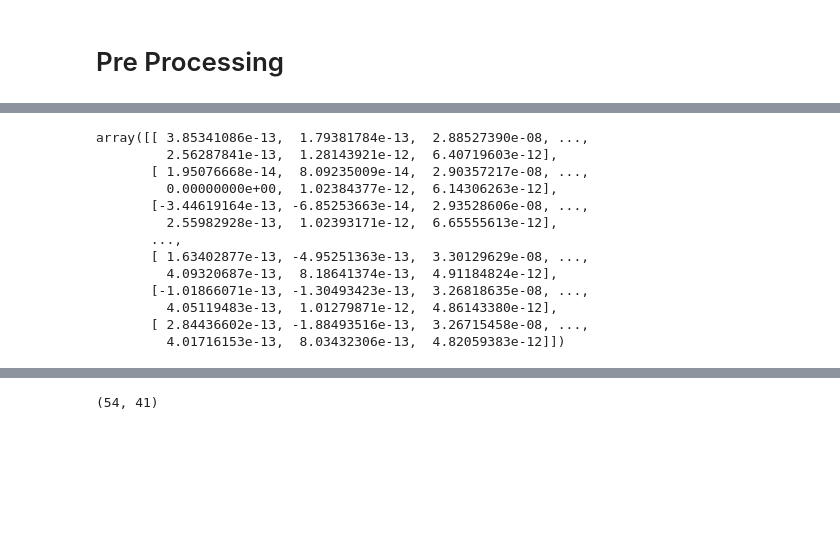
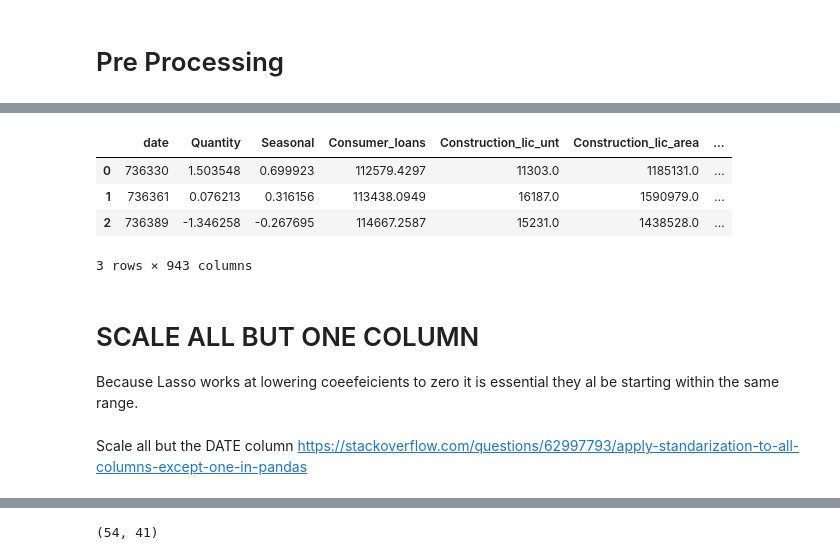
Before and after one commit to JF11579/Adelphi, a Jupyter notebook: Colab_4_Joe_Sandbox.ipynb, the cells around one changed output, grey strips where cells are left out. Saved outputs shown, nothing was run; the diff lists cells and outputs as text; code cells hidden in the pictures; blank space fills up the shorter version.

```diff
--- a/Colab_4_Joe_Sandbox.ipynb
+++ b/Colab_4_Joe_Sandbox.ipynb
@@ -74,16 +51,0 @@ data_normalized = preprocessing.normalize(df_sans_date)
-# %%
-data_normalized
-# %% [output]
-array([[ 3.85341086e-13,  1.79381784e-13,  2.88527390e-08, ...,
-         2.56287841e-13,  1.28143921e-12,  6.40719603e-12],
-       [ 1.95076668e-14,  8.09235009e-14,  2.90357217e-08, ...,
-         0.00000000e+00,  1.02384377e-12,  6.14306263e-12],
-       [-3.44619164e-13, -6.85253663e-14,  2.93528606e-08, ...,
-         2.55982928e-13,  1.02393171e-12,  6.65555613e-12],
-       ...,
-       [ 1.63402877e-13, -4.95251363e-13,  3.30129629e-08, ...,
-         4.09320687e-13,  8.18641374e-13,  4.91184824e-12],
-       [-1.01866071e-13, -1.30493423e-13,  3.26818635e-08, ...,
-         4.05119483e-13,  1.01279871e-12,  4.86143380e-12],
-       [ 2.84436602e-13, -1.88493516e-13,  3.26715458e-08, ...,
-         4.01716153e-13,  8.03432306e-13,  4.82059383e-12]])
@@ -95,0 +52,15 @@ df_returned
+# %%
+data.head(3)
+# %% [output]
+|  | date | Quantity | Seasonal | Consumer_loans | Construction_lic_unt | Construction_lic_area | ... |
+| 0 | 736330 | 1.503548 | 0.699923 | 112579.4297 | 11303.0 | 1185131.0 | ... |
+| 1 | 736361 | 0.076213 | 0.316156 | 113438.0949 | 16187.0 | 1590979.0 | ... |
+| 2 | 736389 | -1.346258 | -0.267695 | 114667.2587 | 15231.0 | 1438528.0 | ... |
+3 rows × 943 columns
+# %% [markdown]
+# SCALE ALL BUT ONE COLUMN
+
+Because Lasso works at lowering coeefeicients to zero it is essential they al be starting within the same range.
+# %% [markdown]
+Scale all but the DATE column
+https://stackoverflow.com/questions/62997793/apply-standarization-to-all-columns-except-one-in-pandas
```
Also changed, not shown: parts of 92 cells of this notebook.
